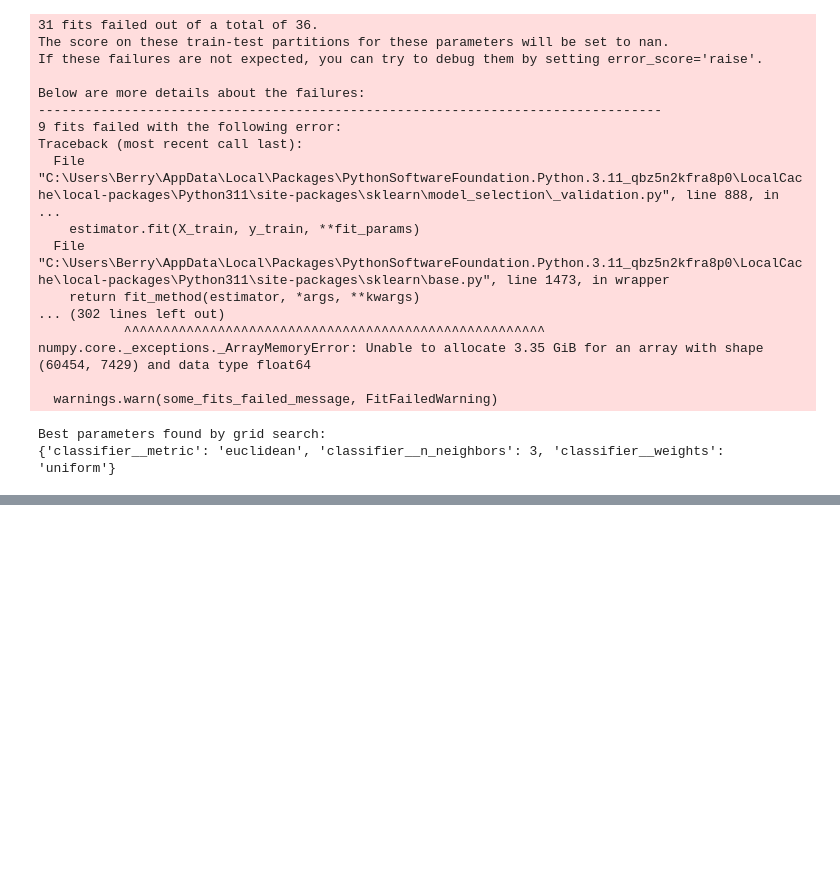
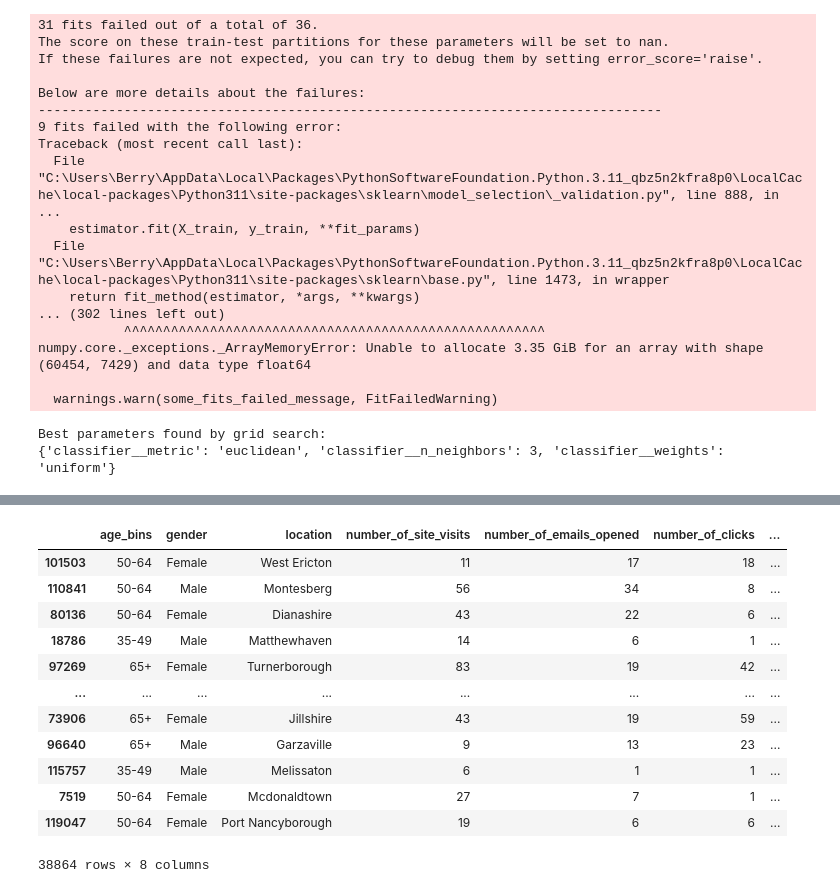
Before and after one commit to EthanRosehart/schulich_data_science, a Jupyter notebook: assignment2_restart.ipynb, the cells around one changed output, grey strips where cells are left out. Drawn from its saved outputs; the diff is of its cells as text; code cells hidden in the pictures; blank space fills up the shorter version.

```diff
--- a/assignment2_restart.ipynb
+++ b/assignment2_restart.ipynb
@@ -852,0 +928,17 @@ Best parameters found by grid search:
+# %%
+# Verify models using correct data, (further investigate overfitting)
+X_test
+# %% [output]
+|  | age_bins | gender | location | number_of_site_visits | number_of_emails_opened | number_of_clicks | ... |
+| 101503 | 50-64 | Female | West Ericton | 11 | 17 | 18 | ... |
+| 110841 | 50-64 | Male | Montesberg | 56 | 34 | 8 | ... |
+| 80136 | 50-64 | Female | Dianashire | 43 | 22 | 6 | ... |
+| 18786 | 35-49 | Male | Matthewhaven | 14 | 6 | 1 | ... |
+| 97269 | 65+ | Female | Turnerborough | 83 | 19 | 42 | ... |
+| ... | ... | ... | ... | ... | ... | ... | ... |
+| 73906 | 65+ | Female | Jillshire | 43 | 19 | 59 | ... |
+| 96640 | 65+ | Male | Garzaville | 9 | 13 | 23 | ... |
+| 115757 | 35-49 | Male | Melissaton | 6 | 1 | 1 | ... |
+| 7519 | 50-64 | Female | Mcdonaldtown | 27 | 7 | 1 | ... |
+| 119047 | 50-64 | Female | Port Nancyborough | 19 | 6 | 6 | ... |
+38864 rows × 8 columns
```
Also changed, not shown: parts of 21 cells of this notebook.
